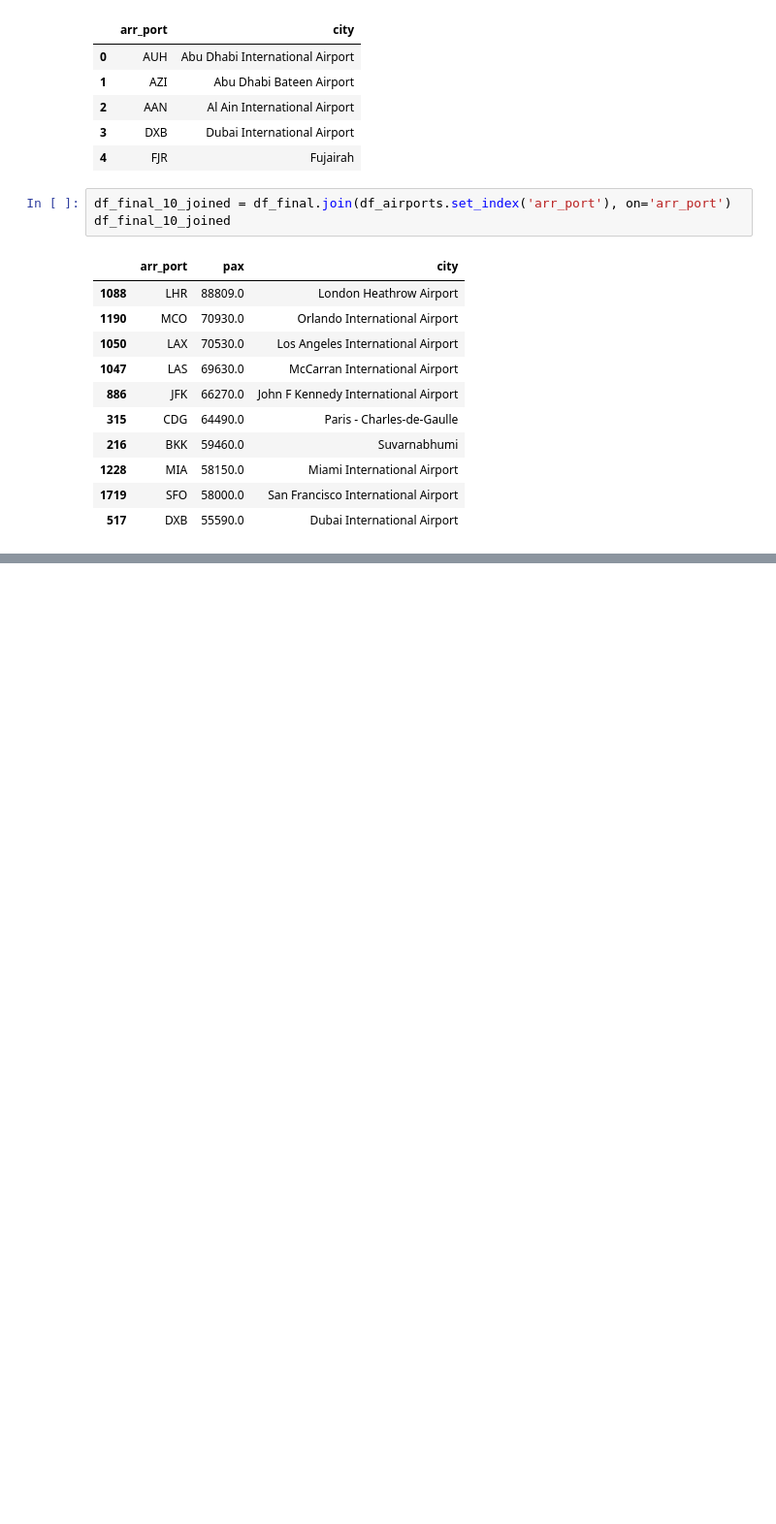
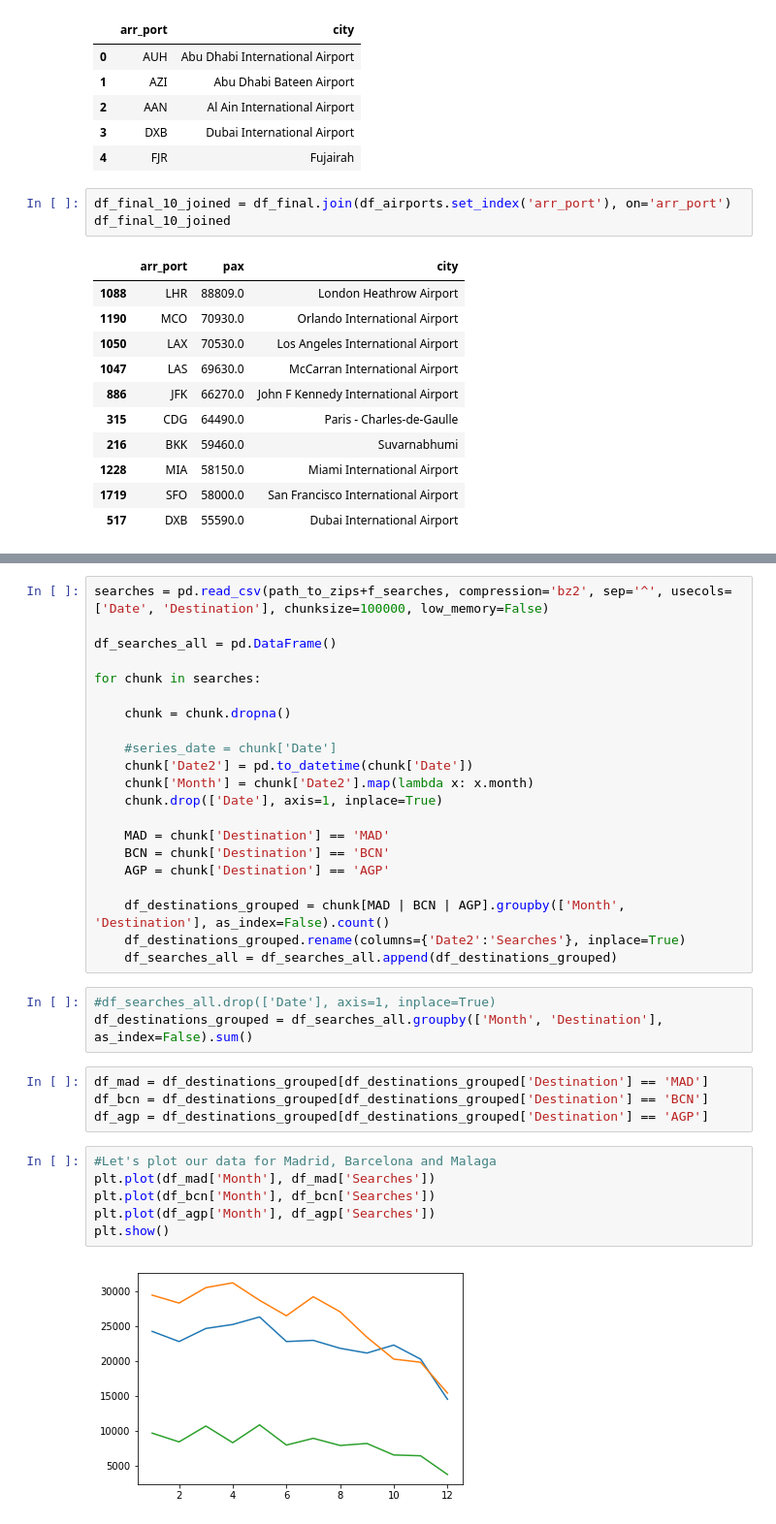
Before and after one commit to LorenzoChavez/Master-Data-Science, a Jupyter notebook: python/Amadeus_challenge.ipynb, the cells around one changed output, grey strips where cells are left out. Shown at 97% size. Drawn from its saved outputs; the diff is of its cells as text; blank space fills up the shorter version.

```diff
--- a/python/Amadeus_challenge.ipynb
+++ b/python/Amadeus_challenge.ipynb
@@ -171,0 +359,36 @@ df_final_10_joined
+# %%
+searches = pd.read_csv(path_to_zips+f_searches, compression='bz2', sep='^', usecols=['Date', 'Destination'], chunksize=100000, low_memory=False)
+
+df_searches_all = pd.DataFrame()
+
+for chunk in searches:
+
+    chunk = chunk.dropna()
+
+    #series_date = chunk['Date']
+    chunk['Date2'] = pd.to_datetime(chunk['Date'])
+    chunk['Month'] = chunk['Date2'].map(lambda x: x.month)
+    chunk.drop(['Date'], axis=1, inplace=True)
+
+    MAD = chunk['Destination'] == 'MAD'
+    BCN = chunk['Destination'] == 'BCN'
+    AGP = chunk['Destination'] == 'AGP'
+
+    df_destinations_grouped = chunk[MAD | BCN | AGP].groupby(['Month', 'Destination'], as_index=False).count()
+    df_destinations_grouped.rename(columns={'Date2':'Searches'}, inplace=True)
+    df_searches_all = df_searches_all.append(df_destinations_grouped)
+# %%
+#df_searches_all.drop(['Date'], axis=1, inplace=True)
+df_destinations_grouped = df_searches_all.groupby(['Month', 'Destination'], as_index=False).sum()
+# %%
+df_mad = df_destinations_grouped[df_destinations_grouped['Destination'] == 'MAD']
+df_bcn = df_destinations_grouped[df_destinations_grouped['Destination'] == 'BCN']
+df_agp = df_destinations_grouped[df_destinations_grouped['Destination'] == 'AGP']
+# %%
+#Let's plot our data for Madrid, Barcelona and Malaga
+plt.plot(df_mad['Month'], df_mad['Searches'])
+plt.plot(df_bcn['Month'], df_bcn['Searches'])
+plt.plot(df_agp['Month'], df_agp['Searches'])
+plt.show()
+# %% [output]
+[figure, added]
```
Also changed, not shown: parts of 66 cells of this notebook.
